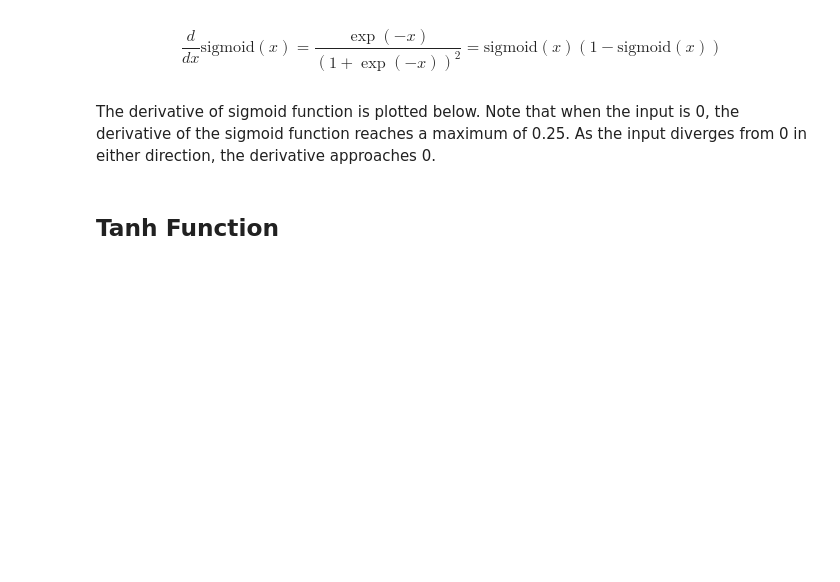
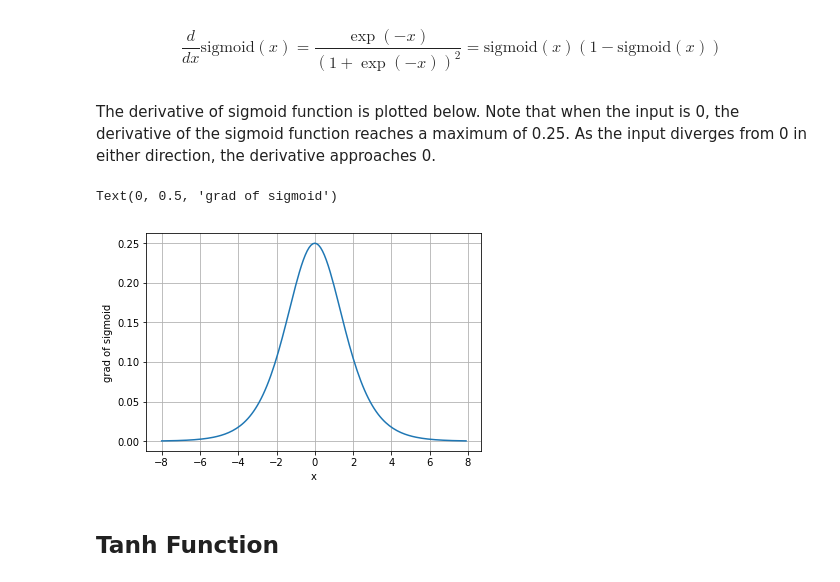
Before and after one commit to sergulaydore/EE-628-Spring-2020, a Jupyter notebook: lecture4/IN_CLASS_activation_functions.ipynb, the cells around one changed output. Cells and saved outputs as stored; diff of their text form; code cells hidden in the pictures; blank space fills up the shorter version.

```diff
--- a/lecture4/IN_CLASS_activation_functions.ipynb
+++ b/lecture4/IN_CLASS_activation_functions.ipynb
@@ -78,11 +93,15 @@ approaches 0.
 # %%
 # insert your code here
 # why do we need an input to backward function https://towardsdatascience.com/pytorch-autograd-understanding-the-heart-of-pytorchs-magic-2686cd94ec95
+y.backward(torch.ones_like(x))
 
 plt.plot(x.detach().numpy(), x.grad.detach().numpy())
 plt.grid(True)
 plt.xlabel('x')
 plt.ylabel('grad of sigmoid')
+# %% [output]
+Text(0, 0.5, 'grad of sigmoid')
+[figure, added]
 # %% [markdown]
 ## Tanh Function
 # %% [markdown]
```
Also changed, not shown: parts of 6 cells of this notebook, 3 other files.
